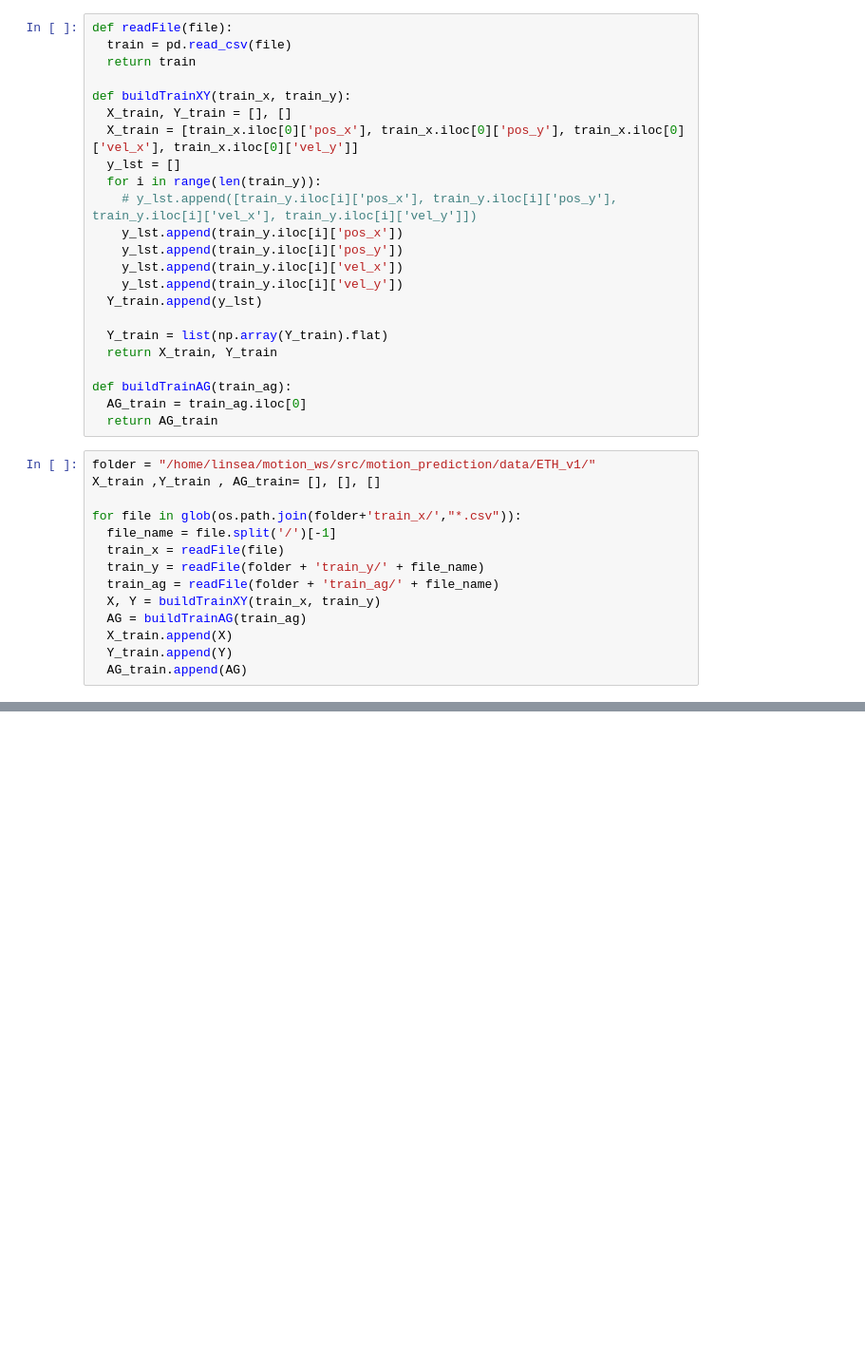
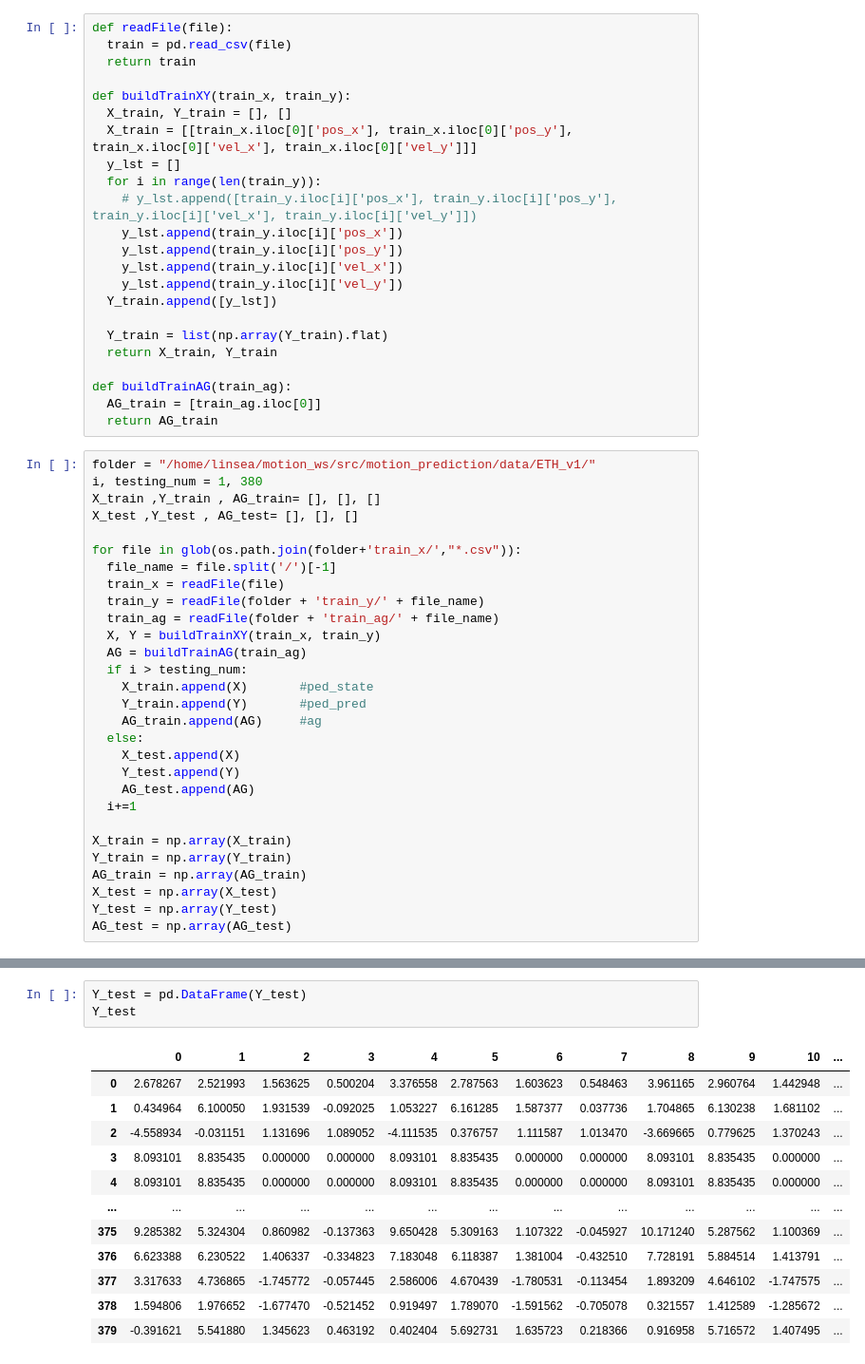
Before and after one commit to linsea94/motion_prediction, a Jupyter notebook: script/train_tf.ipynb, the cells around one changed output, grey strips where cells are left out. Shown at 95% size. Saved outputs shown, nothing was run; the diff lists cells and outputs as text; blank space fills up the shorter version.

```diff
--- a/script/train_tf.ipynb
+++ b/script/train_tf.ipynb
@@ -21,7 +18,7 @@ def readFile(file):
 
 def buildTrainXY(train_x, train_y):
   X_train, Y_train = [], []
-  X_train = [train_x.iloc[0]['pos_x'], train_x.iloc[0]['pos_y'], train_x.iloc[0]['vel_x'], train_x.iloc[0]['vel_y']]
+  X_train = [[train_x.iloc[0]['pos_x'], train_x.iloc[0]['pos_y'], train_x.iloc[0]['vel_x'], train_x.iloc[0]['vel_y']]]
   y_lst = []
   for i in range(len(train_y)):
     # y_lst.append([train_y.iloc[i]['pos_x'], train_y.iloc[i]['pos_y'], train_y.iloc[i]['vel_x'], train_y.iloc[i]['vel_y']])
@@ -29,17 +26,19 @@ def buildTrainXY(train_x, train_y):
     y_lst.append(train_y.iloc[i]['pos_y'])
     y_lst.append(train_y.iloc[i]['vel_x'])
     y_lst.append(train_y.iloc[i]['vel_y'])
-  Y_train.append(y_lst)
+  Y_train.append([y_lst])
 
   Y_train = list(np.array(Y_train).flat)
   return X_train, Y_train
 
 def buildTrainAG(train_ag):
-  AG_train = train_ag.iloc[0]
+  AG_train = [train_ag.iloc[0]]
   return AG_train
 # %%
 folder = "/home/linsea/motion_ws/src/motion_prediction/data/ETH_v1/"
+i, testing_num = 1, 380
 X_train ,Y_train , AG_train= [], [], []
+X_test ,Y_test , AG_test= [], [], []
 
 for file in glob(os.path.join(folder+'train_x/',"*.csv")):
   file_name = file.split('/')[-1]
@@ -48,6 +47,19 @@ for file in glob(os.path.join(folder+'train_x/',"*.csv")):
   train_ag = readFile(folder + 'train_ag/' + file_name)
   X, Y = buildTrainXY(train_x, train_y)
   AG = buildTrainAG(train_ag)
-  X_train.append(X)
-  Y_train.append(Y)
-  AG_train.append(AG)
+  if i > testing_num:
+    X_train.append(X)       #ped_state
+    Y_train.append(Y)       #ped_pred
+    AG_train.append(AG)     #ag
+  else:
+    X_test.append(X)
+    Y_test.append(Y)
+    AG_test.append(AG)
+  i+=1
+
+X_train = np.array(X_train)
+Y_train = np.array(Y_train)
+AG_train = np.array(AG_train)
+X_test = np.array(X_test)
+Y_test = np.array(Y_test)
+AG_test = np.array(AG_test)
@@ -124,0 +163,16 @@ Y_train.append(np.array(y_lst))
+# %%
+Y_test = pd.DataFrame(Y_test)
+Y_test
+# %% [output]
+|  | 0 | 1 | 2 | 3 | 4 | 5 | 6 | 7 | 8 | 9 | 10 | ... |
+| 0 | 2.678267 | 2.521993 | 1.563625 | 0.500204 | 3.376558 | 2.787563 | 1.603623 | 0.548463 | 3.961165 | 2.960764 | 1.442948 | ... |
+| 1 | 0.434964 | 6.100050 | 1.931539 | -0.092025 | 1.053227 | 6.161285 | 1.587377 | 0.037736 | 1.704865 | 6.130238 | 1.681102 | ... |
+| 2 | -4.558934 | -0.031151 | 1.131696 | 1.089052 | -4.111535 | 0.376757 | 1.111587 | 1.013470 | -3.669665 | 0.779625 | 1.370243 | ... |
+| 3 | 8.093101 | 8.835435 | 0.000000 | 0.000000 | 8.093101 | 8.835435 | 0.000000 | 0.000000 | 8.093101 | 8.835435 | 0.000000 | ... |
+| 4 | 8.093101 | 8.835435 | 0.000000 | 0.000000 | 8.093101 | 8.835435 | 0.000000 | 0.000000 | 8.093101 | 8.835435 | 0.000000 | ... |
+| ... | ... | ... | ... | ... | ... | ... | ... | ... | ... | ... | ... | ... |
+| 375 | 9.285382 | 5.324304 | 0.860982 | -0.137363 | 9.650428 | 5.309163 | 1.107322 | -0.045927 | 10.171240 | 5.287562 | 1.100369 | ... |
+| 376 | 6.623388 | 6.230522 | 1.406337 | -0.334823 | 7.183048 | 6.118387 | 1.381004 | -0.432510 | 7.728191 | 5.884514 | 1.413791 | ... |
+| 377 | 3.317633 | 4.736865 | -1.745772 | -0.057445 | 2.586006 | 4.670439 | -1.780531 | -0.113454 | 1.893209 | 4.646102 | -1.747575 | ... |
+| 378 | 1.594806 | 1.976652 | -1.677470 | -0.521452 | 0.919497 | 1.789070 | -1.591562 | -0.705078 | 0.321557 | 1.412589 | -1.285672 | ... |
+| 379 | -0.391621 | 5.541880 | 1.345623 | 0.463192 | 0.402404 | 5.692731 | 1.635723 | 0.218366 | 0.916958 | 5.716572 | 1.407495 | ... |
```
Also changed, not shown: parts of 16 cells of this notebook, 1 other file.
